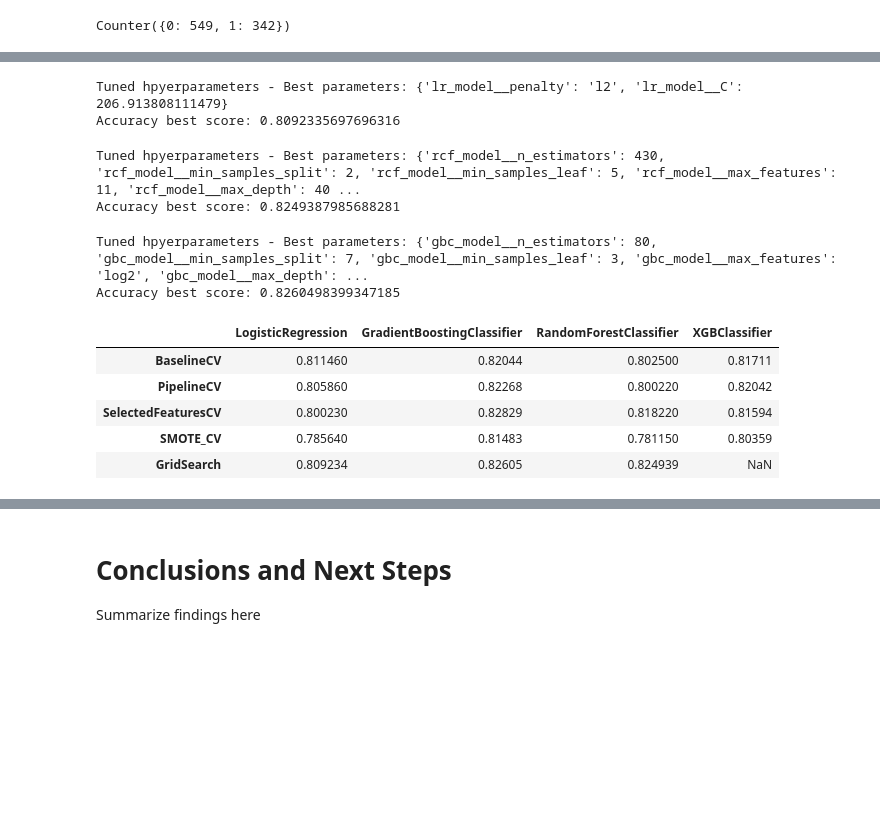
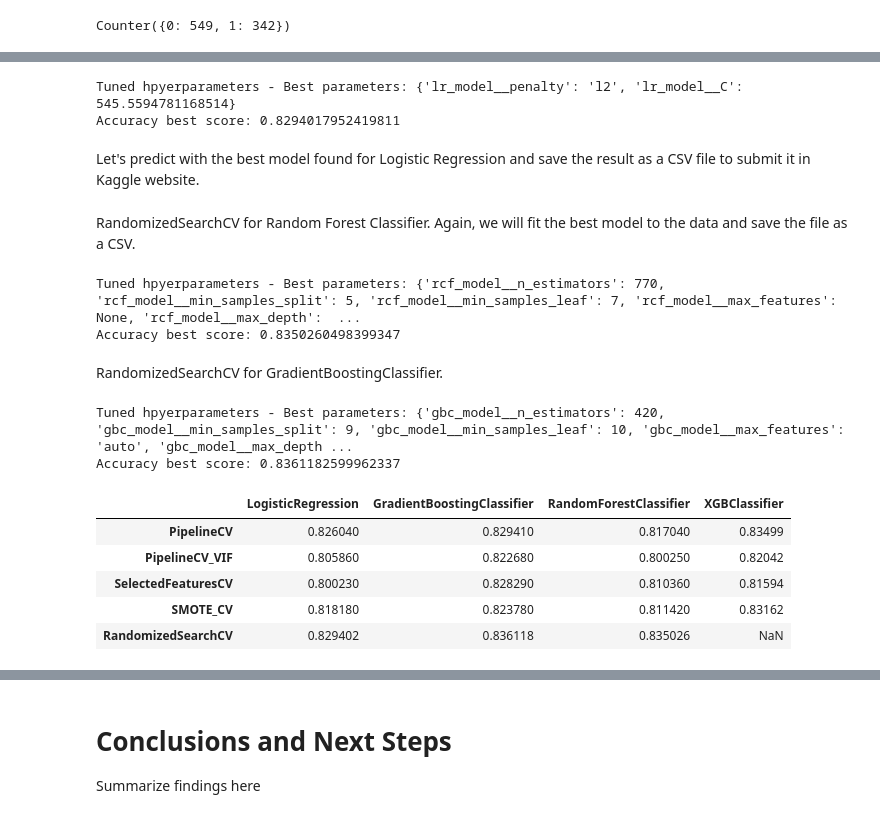
Before and after one commit to sbmoyano/data_science_projects, a Jupyter notebook: kaggle_titanic_competition/kaggle_titanic_competition_classification.ipynb, the cells around one changed output, grey strips where cells are left out. Cells and saved outputs as stored; diff of their text form; code cells hidden in the pictures; blank space fills up the shorter version.

```diff
--- a/kaggle_titanic_competition/kaggle_titanic_competition_classification.ipynb
+++ b/kaggle_titanic_competition/kaggle_titanic_competition_classification.ipynb
@@ -1309,6 +1362,4 @@ selected_features.sort_values(by=['RFE_RFC', 'RFE_LR', 'FClass', 'MIC'], axis=0)
 # %%
-kfold = StratifiedKFold(n_splits=5, shuffle=False)
-
 lr_pipeline = Pipeline([('age_imputer', AgeImputer()),
                         ('cabin_deck_section_transf', CabinDeckSectionUnspecified()),
                         ('most_common_deck_section', MostCommonDeckSectionImputer()),
@@ -1369,7 +1420,7 @@ scores = [lr_cross_val_scores.mean().round(5),
           rfc_cross_val_scores.mean().round(5),
           xgb_cross_val_scores.mean().round(5)]
 
-models_acc.loc['PipelineCV'] = scores
+models_acc.loc['PipelineCV_VIF'] = scores
 models_acc
 # %% [output]
 |  | LogisticRegression | GradientBoostingClassifier | RandomForestClassifier | XGBClassifier |
@@ -1382,34 +1435,30 @@ As we are selecting a certain number of features, we do not need some Custom Tra
 # %%
 lr_pipeline = Pipeline([('age_imputer', AgeImputer()),
                         ('dummy', DummyCustom()),
-                        ('vif', MulticollinearityVIF(except_cats=[])),
                         ('scaler', CustomStandardizer()),
                         ('lr_model', LogisticRegression())])
 
 xgb_pipeline = Pipeline([('age_imputer', AgeImputer()),
                         ('dummy', DummyCustom()),
-                        ('vif', MulticollinearityVIF(except_cats=[])),
                         ('scaler', CustomStandardizer()),
                         ('xgb_model', xgb.XGBClassifier())])
 
 rfc_pipeline = Pipeline([('age_imputer', AgeImputer()),
                         ('dummy', DummyCustom()),
-                        ('vif', MulticollinearityVIF(except_cats=[])),
                         ('scaler', CustomStandardizer()),
                         ('rcf_model', RandomForestClassifier())])
 
 gbc_pipeline = Pipeline([('age_imputer', AgeImputer()),
                         ('dummy', DummyCustom()),
-                        ('vif', MulticollinearityVIF(except_cats=[])),
                         ('scaler', CustomStandardizer()),
                         ('gbc_model', GradientBoostingClassifier())])
 
 
 # compute accuracy score for each model using the transformed data
-lr_cross_val_scores = cross_val_score(estimator=lr_pipeline, X=X_train[most_important_features_clean], y=y_train, scoring='accuracy', cv=kfold)
-xgb_cross_val_scores = cross_val_score(estimator=xgb_pipeline, X=X_train[most_important_features_clean], y=y_train, scoring='accuracy', cv=kfold)
-rfc_cross_val_scores = cross_val_score(estimator=rfc_pipeline, X=X_train[most_important_features_clean], y=y_train, scoring='accuracy', cv=kfold)
-gbc_cross_val_scores = cross_val_score(estimator=gbc_pipeline, X=X_train[most_important_features_clean], y=y_train, scoring='accuracy', cv=kfold)
+lr_cross_val_scores = cross_val_score(estimator=lr_pipeline, X=X_train[most_important_features], y=y_train, scoring='accuracy', cv=kfold)
+xgb_cross_val_scores = cross_val_score(estimator=xgb_pipeline, X=X_train[most_important_features], y=y_train, scoring='accuracy', cv=kfold)
+rfc_cross_val_scores = cross_val_score(estimator=rfc_pipeline, X=X_train[most_important_features], y=y_train, scoring='accuracy', cv=kfold)
+gbc_cross_val_scores = cross_val_score(estimator=gbc_pipeline, X=X_train[most_important_features], y=y_train, scoring='accuracy', cv=kfold)
 
 scores = [lr_cross_val_scores.mean().round(5),
           gbc_cross_val_scores.mean().round(5),
@@ -1516,7 +1565,6 @@ lr_pipeline = Pipeline([('age_imputer', AgeImputer()),
                         ('passenger_cabin_imputer', PassengerCabinImputer()),
                         ('reduce_cat', ReduceCategoricalFeatures(cat_max_num = 100)),
                         ('dummy', DummyCustom()),
-                        ('vif', MulticollinearityVIF(except_cats=[])),
                         ('scaler', CustomStandardizer()),
                         ('lr_model', LogisticRegression())])
 
@@ -1524,8 +1572,8 @@ lr_pipeline = Pipeline([('age_imputer', AgeImputer()),
 lr_param_grid = {'lr_model__C': np.logspace(-4, 4, 20),
                  'lr_model__penalty': ['l1', 'l2']}
 
-lr_rs = RandomizedSearchCV(estimator=lr_pipeline, # pipeline with the model at the end
-                           param_distributions=lr_param_grid, # parameters grid
+lr_rs = RandomizedSearchCV(estimator=lr_pipeline,
+                           param_distributions=lr_param_grid,
                            scoring='accuracy',
                            n_jobs=-1,
                            cv=kfold)
@@ -1534,6 +1582,8 @@ lr_rs.fit(X_train, y_train)
 print('Tuned hpyerparameters - Best parameters:', lr_rs.best_params_)
 print('Accuracy best score:', lr_rs.best_score_)
 # %% [output]
-Tuned hpyerparameters - Best parameters: {'lr_model__penalty': 'l2', 'lr_model__C': 206.913808111479}
-Accuracy best score: 0.8092335697696316
+Tuned hpyerparameters - Best parameters: {'lr_model__penalty': 'l2', 'lr_model__C': 545.5594781168514}
+Accuracy best score: 0.8294017952419811
+# %% [markdown]
+Let's predict with the best model found for Logistic Regression and save the result as a CSV file to submit it in Kaggle website.
 # %%
@@ -1543,3 +1593,5 @@ lr_preds.to_csv('lr_test_pred.csv', sep=',', index=False)
+# %% [markdown]
+RandomizedSearchCV for Random Forest Classifier. Again, we will fit the best model to the data and save the file as a CSV.
 # %%
 # RandomForestClassifier
 
@@ -1552,13 +1604,12 @@ rfc_pipeline = Pipeline([('age_imputer', AgeImputer()),
                          ('passenger_cabin_imputer', PassengerCabinImputer()),
                          ('reduce_cat', ReduceCategoricalFeatures(cat_max_num = 100)),
                          ('dummy', DummyCustom()),
-                         ('vif', MulticollinearityVIF(except_cats=[])),
                          ('scaler', CustomStandardizer()),
                          ('rcf_model', RandomForestClassifier())])
 
-rfc_param_grid = {'rcf_model__n_estimators': np.arange(10, 500, 10),
+rfc_param_grid = {'rcf_model__n_estimators': np.arange(10, 1000, 10),
                   'rcf_model__max_depth': list(np.arange(1, 50)) + [None],
-                  'rcf_model__min_samples_split': np.arange(1, 11),
+                  'rcf_model__min_samples_split': np.arange(2, 11),
                   'rcf_model__min_samples_leaf': np.arange(1, 11),
                   'rcf_model__max_features': list(np.arange(1, 21)) + ['auto', 'log2', None],
                   'rcf_model__criterion': ['gini', 'entropy']}
@@ -1574,6 +1625,6 @@ rfc_rs.fit(X_train, y_train)
 print('Tuned hpyerparameters - Best parameters:', rfc_rs.best_params_)
 print('Accuracy best score:', rfc_rs.best_score_)
 # %% [output]
-Tuned hpyerparameters - Best parameters: {'rcf_model__n_estimators': 430, 'rcf_model__min_samples_split': 2, 'rcf_model__min_samples_leaf': 5, 'rcf_model__max_features': 11, 'rcf_model__max_depth': 40 ...
-Accuracy best score: 0.8249387985688281
+Tuned hpyerparameters - Best parameters: {'rcf_model__n_estimators': 770, 'rcf_model__min_samples_split': 5, 'rcf_model__min_samples_leaf': 7, 'rcf_model__max_features': None, 'rcf_model__max_depth':  ...
+Accuracy best score: 0.8350260498399347
 # %%
@@ -1583,6 +1634,7 @@ rfc_preds.to_csv('lr_test_pred.csv', sep=',', index=False)
+# %% [markdown]
+RandomizedSearchCV for GradientBoostingClassifier.
 # %%
 # GradientBoosting
-
 gbc_pipeline = Pipeline([('age_imputer', AgeImputer()),
                          ('ct', CustomPowerTransformer()),
                          ('cabin_deck_section_transf', CabinDeckSectionUnspecified()),
@@ -1592,11 +1644,10 @@ gbc_pipeline = Pipeline([('age_imputer', AgeImputer()),
                          ('passenger_cabin_imputer', PassengerCabinImputer()),
                          ('reduce_cat', ReduceCategoricalFeatures(cat_max_num = 100)),
                          ('dummy', DummyCustom()),
-                         ('vif', MulticollinearityVIF(except_cats=[])),
                          ('scaler', CustomStandardizer()),
                          ('gbc_model', GradientBoostingClassifier())])
 
-gbc_param_grid = {'gbc_model__n_estimators': np.arange(10, 500, 10),
+gbc_param_grid = {'gbc_model__n_estimators': np.arange(10, 1000, 10),
                   'gbc_model__max_depth': np.arange(1, 50),
                   'gbc_model__learning_rate':[.001, .01, .05, .1],
                   'gbc_model__min_samples_split': np.arange(2, 11),
@@ -1614,16 +1665,16 @@ gbc_rs.fit(X_train, y_train)
 print('Tuned hpyerparameters - Best parameters:', gbc_rs.best_params_)
 print('Accuracy best score:', gbc_rs.best_score_)
 # %% [output]
-Tuned hpyerparameters - Best parameters: {'gbc_model__n_estimators': 80, 'gbc_model__min_samples_split': 7, 'gbc_model__min_samples_leaf': 3, 'gbc_model__max_features': 'log2', 'gbc_model__max_depth': ...
-Accuracy best score: 0.8260498399347185
+Tuned hpyerparameters - Best parameters: {'gbc_model__n_estimators': 420, 'gbc_model__min_samples_split': 9, 'gbc_model__min_samples_leaf': 10, 'gbc_model__max_features': 'auto', 'gbc_model__max_depth ...
+Accuracy best score: 0.8361182599962337
 # %%
 grid_search_scores = [lr_rs.best_score_, gbc_rs.best_score_, rfc_rs.best_score_, np.nan]
-models_acc.loc['GridSearchCV'] = grid_search_scores
+models_acc.loc['RandomizedSearchCV'] = grid_search_scores
 models_acc
 # %% [output]
 |  | LogisticRegression | GradientBoostingClassifier | RandomForestClassifier | XGBClassifier |
-| BaselineCV | 0.811460 | 0.82044 | 0.802500 | 0.81711 |
-| PipelineCV | 0.805860 | 0.82268 | 0.800220 | 0.82042 |
-| SelectedFeaturesCV | 0.800230 | 0.82829 | 0.818220 | 0.81594 |
-| SMOTE_CV | 0.785640 | 0.81483 | 0.781150 | 0.80359 |
-| GridSearch | 0.809234 | 0.82605 | 0.824939 | NaN |
+| PipelineCV | 0.826040 | 0.829410 | 0.817040 | 0.83499 |
+| PipelineCV_VIF | 0.805860 | 0.822680 | 0.800250 | 0.82042 |
+| SelectedFeaturesCV | 0.800230 | 0.828290 | 0.810360 | 0.81594 |
+| SMOTE_CV | 0.818180 | 0.823780 | 0.811420 | 0.83162 |
+| RandomizedSearchCV | 0.829402 | 0.836118 | 0.835026 | NaN |
```
Also changed, not shown: parts of 36 cells of this notebook.
